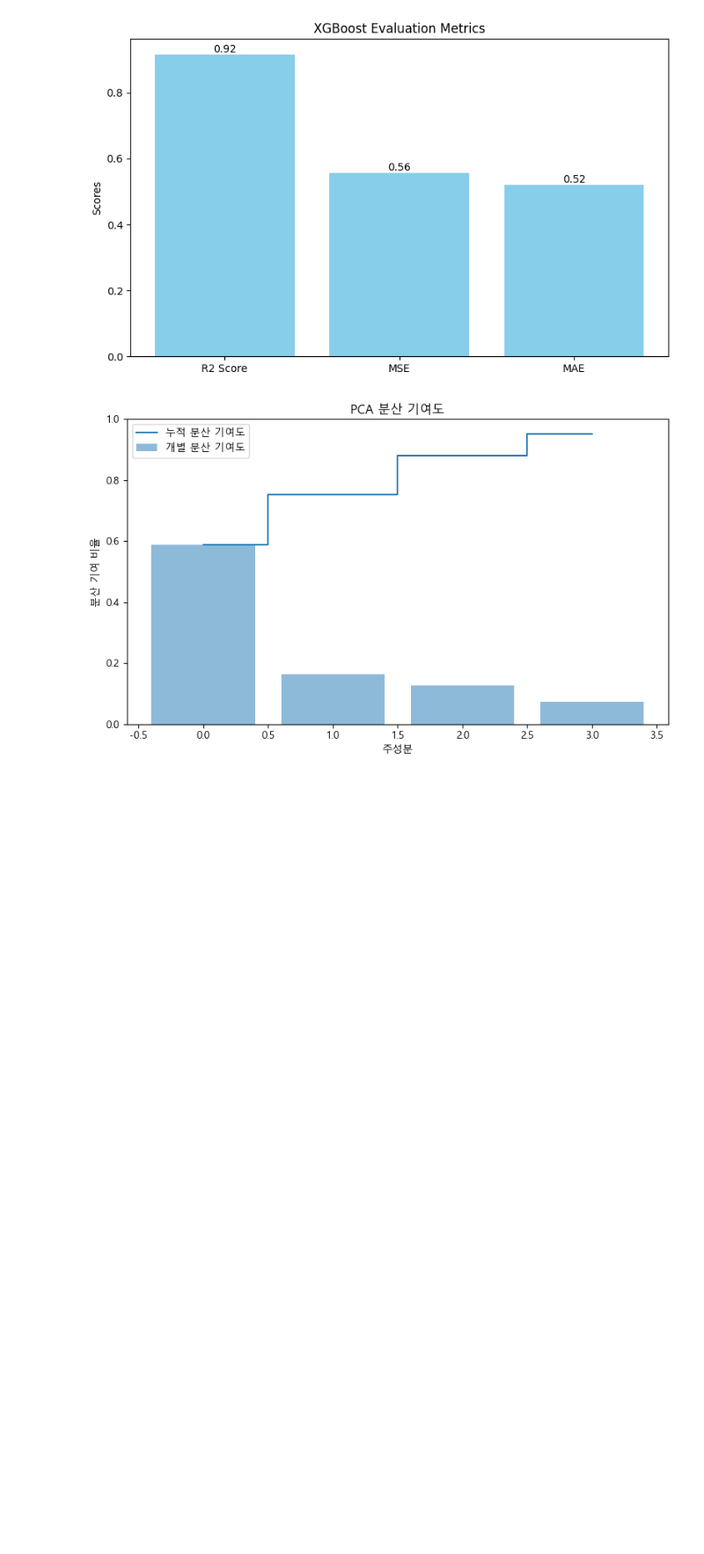
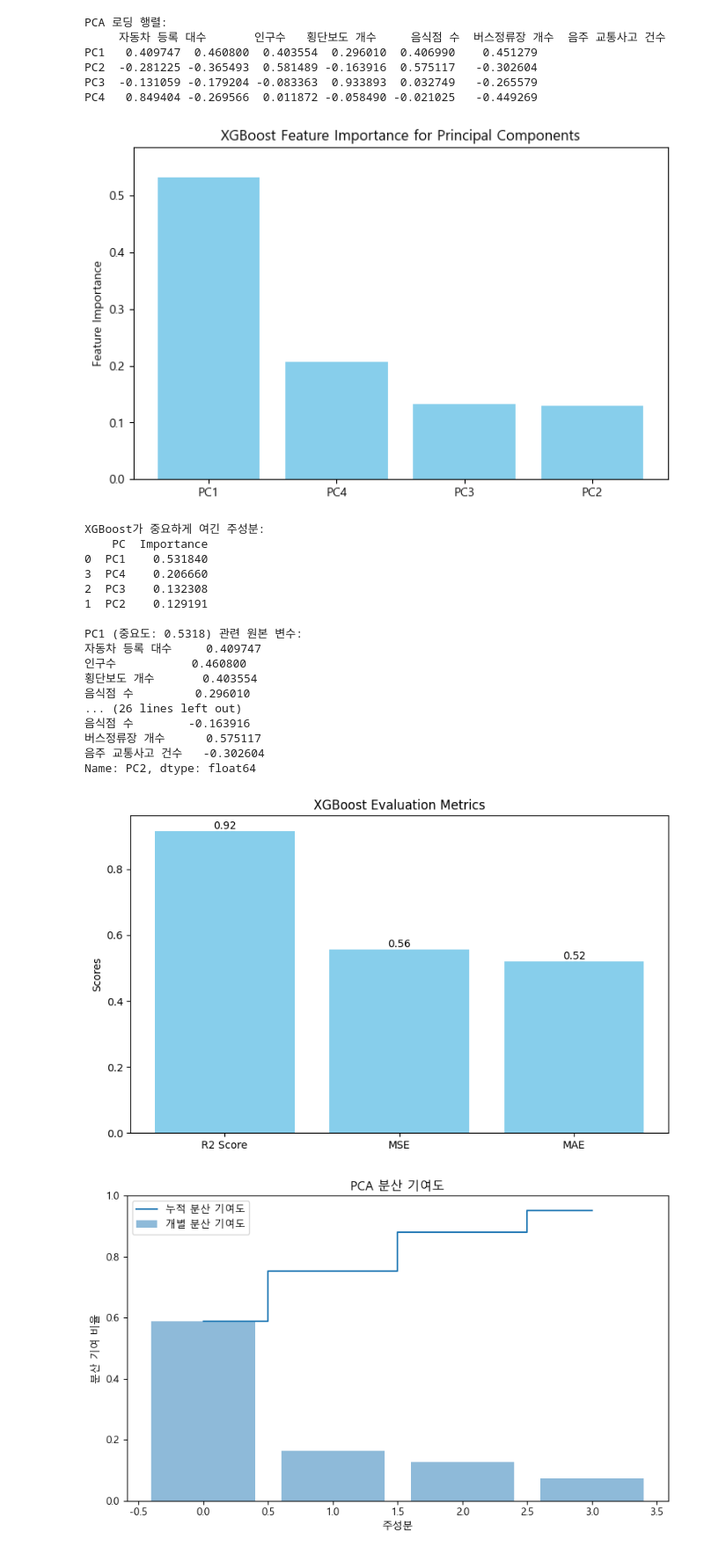
Before and after one commit to junyoungnnn/DUI_OUT, a Jupyter notebook: 소스코드_제출본/4. 모델링/2. 행정동_예측_교차검증_소스코드/xgboost하이퍼파라미터튜닝.ipynb, the cells around one changed output. Shown at 88% size. Cells and saved outputs as stored; diff of their text form; code cells hidden in the pictures; blank space fills up the shorter version.

```diff
--- a/소스코드_제출본/4. 모델링/2. 행정동_예측_교차검증_소스코드/xgboost하이퍼파라미터튜닝.ipynb
+++ b/소스코드_제출본/4. 모델링/2. 행정동_예측_교차검증_소스코드/xgboost하이퍼파라미터튜닝.ipynb
@@ -99,0 +100,10 @@ XGBoost R2 Score: 0.9000379388404826
+# %%
+# PCA 로딩 행렬 출력
+loading_matrix = pd.DataFrame(
+    pca.components_,  # 주성분 계수 행렬
+    columns=X.columns,  # 원본 변수명
+    index=[f"PC{i+1}" for i in range(pca.n_components_)]  # 주성분 이름
+)
+
+print("PCA 로딩 행렬:")
+loading_matrix
@@ -100,3 +123,58 @@ XGBoost R2 Score: 0.9000379388404826
+# %%
+# PCA 로딩 행렬 출력
+print("\nPCA 로딩 행렬:")
+print(loading_matrix)
+
+# XGBoost가 중요하게 선택한 주성분이 원본 변수들과 어떤 관계인지 분석
+feature_importance = best_model.feature_importances_
+
+# 각 주성분의 중요도를 데이터프레임으로 정리
+pc_importance = pd.DataFrame(
+    {'PC': [f'PC{i+1}' for i in range(pca.n_components_)], 'Importance': feature_importance}
+).sort_values(by='Importance', ascending=False)
+
+# 그래프 시각화
+plt.figure(figsize=(8, 5))
+plt.bar(pc_importance['PC'], pc_importance['Importance'], color='skyblue')
+plt.ylabel('Feature Importance')
+plt.title('XGBoost Feature Importance for Principal Components')
+plt.ylim(0, max(pc_importance['Importance']) * 1.1)  # Y축 범위 설정 (최대값보다 약간 크게)
+
+# 그래프 출력
+plt.show()
+
+print("\nXGBoost가 중요하게 여긴 주성분:")
+print(pc_importance)
+
+# XGBoost에서 중요한 주성분이 원본 변수와 어떻게 연결되는지 해석
+for i, pc in enumerate(pc_importance['PC']):
+    print(f"\n{pc} (중요도: {pc_importance.iloc[i, 1]:.4f}) 관련 원본 변수:")
+    print(loading_matrix.loc[pc])
+# %% [output]
+PCA 로딩 행렬:
+     자동차 등록 대수       인구수   횡단보도 개수     음식점 수  버스정류장 개수  음주 교통사고 건수
+PC1   0.409747  0.460800  0.403554  0.296010  0.406990    0.451279
+PC2  -0.281225 -0.365493  0.581489 -0.163916  0.575117   -0.302604
+PC3  -0.131059 -0.179204 -0.083363  0.933893  0.032749   -0.265579
+PC4   0.849404 -0.269566  0.011872 -0.058490 -0.021025   -0.449269
+[figure, added]
+XGBoost가 중요하게 여긴 주성분:
+    PC  Importance
+0  PC1    0.531840
+3  PC4    0.206660
+2  PC3    0.132308
+1  PC2    0.129191
+
+PC1 (중요도: 0.5318) 관련 원본 변수:
+자동차 등록 대수     0.409747
+인구수           0.460800
+횡단보도 개수       0.403554
+음식점 수         0.296010
+... (26 lines left out)
+음식점 수        -0.163916
+버스정류장 개수      0.575117
+음주 교통사고 건수   -0.302604
+Name: PC2, dtype: float64
 # %%
 import matplotlib.pyplot as plt
 
```
Also changed, not shown: parts of 3 cells of this notebook.
